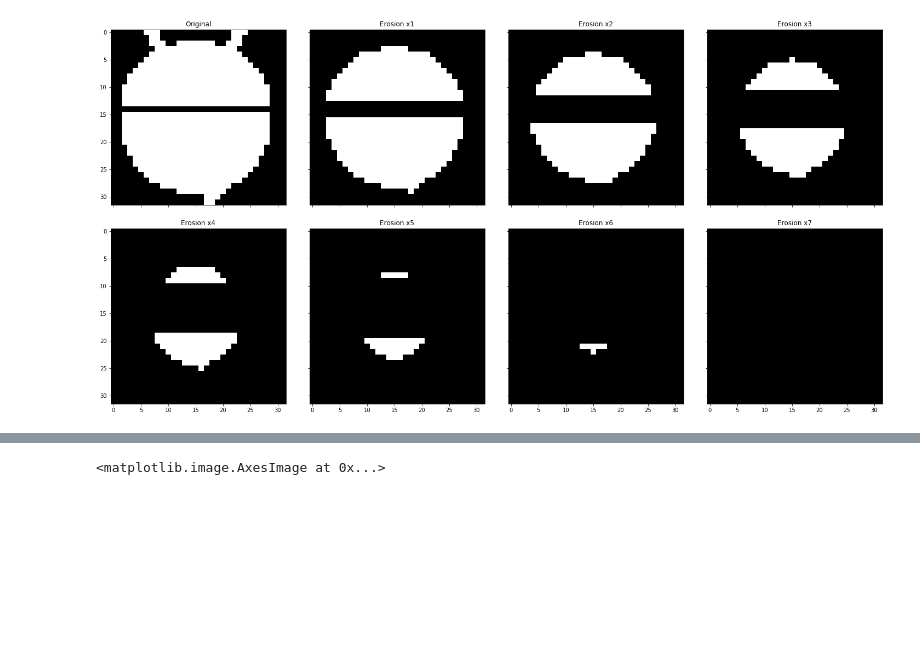
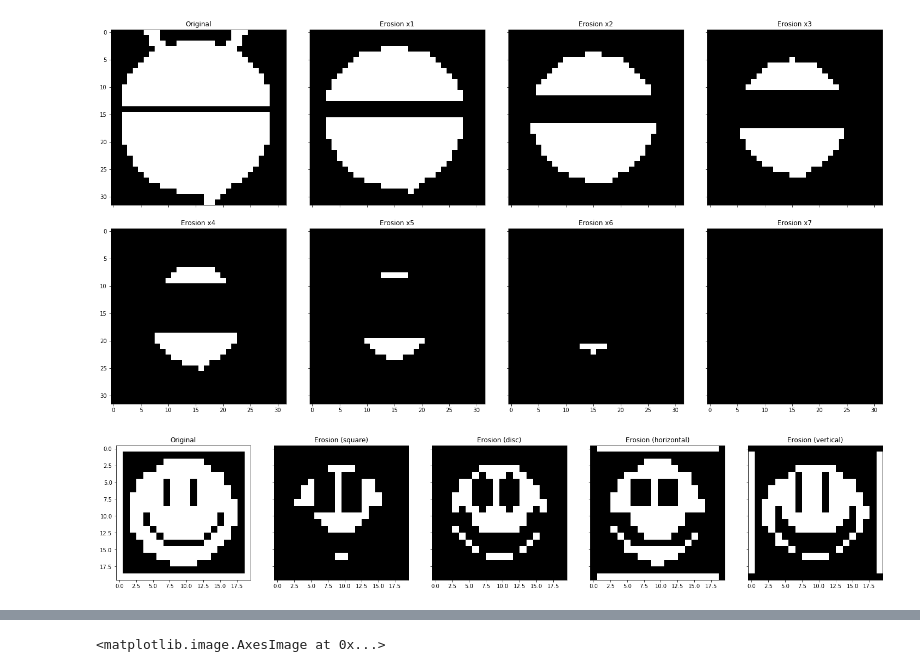
Before and after one commit to Pazitos10/math-morph, a Jupyter notebook: morpholgy_python.ipynb, the cells around one changed output, grey strips where cells are left out. Cells and saved outputs as stored; diff of their text form; code cells hidden in the pictures; blank space fills up the shorter version.

```diff
--- a/morpholgy_python.ipynb
+++ b/morpholgy_python.ipynb
@@ -97,3 +97,44 @@ for i in range(1, len(titles2)):
 plt.savefig("filters-multiple-times.png")
 # %% [output]
 [figure]
+# %%
+ico = io.imread("favicon.png", as_grey=True)
+ee1 = np.ones((3,3), dtype=np.uint8)
+
+ee2 = np.array([[0, 1, 0],
+               [1, 1, 1],
+               [0, 1, 0]], dtype=np.uint8)
+
+ee3 = np.array([[0, 0, 0],
+               [1, 1, 1],
+               [0, 0, 0]], dtype=np.uint8)
+
+ee4 = np.array([[0, 1, 0],
+               [0, 1, 0],
+               [0, 1, 0]], dtype=np.uint8)
+
+fig3 = plt.figure()
+fig3.set_figwidth(100)
+fig3.set_figheight(150)
+
+fig3.subplots_adjust(left=0.05, right=0.95)
+grid3 = AxesGrid(fig3, 141, nrows_ncols=(1, 5), axes_pad=0.6)
+
+titles3 = ['Original', 'Erosion (square)', 'Erosion (disc)', 'Erosion (horizontal)', 'Erosion (vertical)']
+
+fm1 = FilterManager(ee1)
+fm2 = FilterManager(ee2)
+fm3 = FilterManager(ee3)
+fm4 = FilterManager(ee4)
+
+managers = [fm1, fm1, fm2, fm3, fm4]
+
+grid3[0].set_title(titles3[0])
+grid3[0].imshow(fm1.apply_threshold(img), cmap=plt.cm.binary_r)
+for i in range(1, len(titles3)):
+    grid3[i].set_title(titles3[i])
+    grid3[i].imshow(managers[i].apply_filter('er', img), cmap=plt.cm.binary_r)
+
+plt.savefig("filters-multiple-selem.png")
+# %% [output]
+[figure, added]
```
Also changed, not shown: parts of 2 cells of this notebook, 4 other files.
